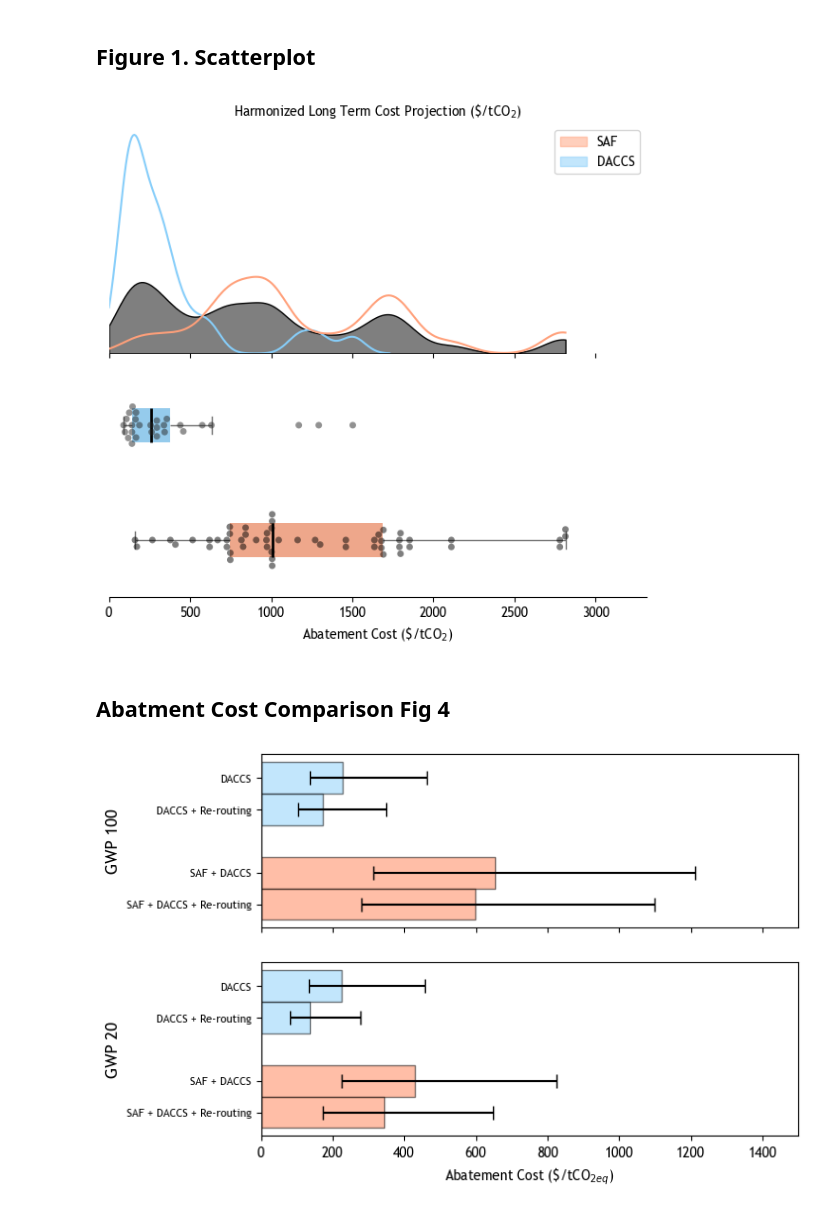
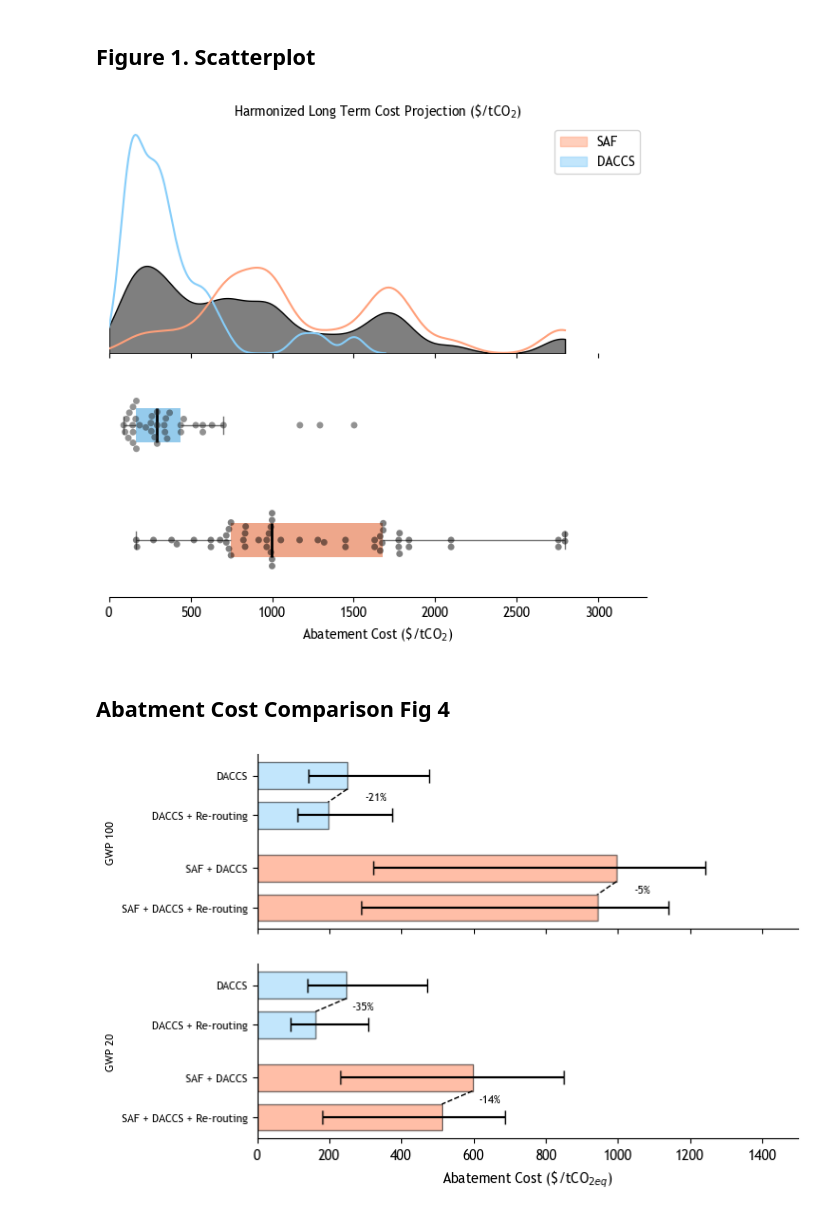
Before and after one commit to kfdsievert/DACCSvDACCU, a Jupyter notebook: code/plots.ipynb, the cells around one changed output. Saved outputs shown, nothing was run; the diff lists cells and outputs as text; code cells hidden in the pictures.

Commit message:
Sensitivities Plot Update

```diff
--- a/code/plots.ipynb
+++ b/code/plots.ipynb
@@ -70,7 +70,7 @@ daccs_df.loc[:,"Year of Assumptions in Study"] = daccs_df["Year of Assumptions i
 # Fasihi et al. 2019
 # Keith et al. 2018
 
-studies_to_keep_daccs = ["Young et al. 2023", "Sievert et al. 20Abatement Cost $ per tCO2eq", "Fasihi et al. 2019", "Keith et al. 2018", "Pett-Ridge et al. 2024"]
+studies_to_keep_daccs = ["Young et al. 2023", "Sievert et al. 2024", "Fasihi et al. 2019", "Keith et al. 2018", "Pett-Ridge et al. 2024"]
 daccs_df = daccs_df[daccs_df['Reference'].isin(studies_to_keep_daccs)]
 # Add the term column which is short term if year of assumption is less than 2030
 daccs_df.loc[daccs_df['Year of Assumptions in Study'] < 2025, "Term"] = "Short Term"
@@ -499,7 +497,7 @@ plt.tight_layout()
 plt.savefig(os.path.join(notebook_dir, f"{root}/outputs/{folder_name}/figures/abatement_cost_harmonized.png"))
 plt.show()
 # %% [output]
-[figure, old version]
+[figure, new version]
 # %% [markdown]
 ## Abatment Cost Comparison Fig 4
 # %%
@@ -525,22 +523,36 @@ for df in abatement_cost_comparison_df_list:
     df.loc[:,"Abatement Cost $ per tCO2eq"] = df.loc[:,"Abatement Cost $ per tCO2eq"].astype(str).apply(lambda x: ufloat_fromstr(x))
 # %%
 def extract_costs(df):
-    return {
-        "median": df.loc[df["Quartile"] == "50%", "Abatement Cost $ per tCO2eq"].values[0].nominal_value,
-        "lower": df.loc[df["Quartile"] == "25%", "Abatement Cost $ per tCO2eq"].values[0].nominal_value,
-        "upper": df.loc[df["Quartile"] == "75%", "Abatement Cost $ per tCO2eq"].values[0].nominal_value,
-    }
+    try:
+        return {
+            "median": df.loc[df["Quartile"] == "50%", "Abatement Cost $ per tCO2eq"].values[0].nominal_value,
+            "lower": df.loc[df["Quartile"] == "25%", "Abatement Cost $ per tCO2eq"].values[0].nominal_value,
+            "upper": df.loc[df["Quartile"] == "75%", "Abatement Cost $ per tCO2eq"].values[0].nominal_value,
+        }
+    except KeyError:
+        return{
+            "median": df.loc[df["Unnamed: 0"] == "50%", "Abatement Cost $ per tCO2eq"].values[0].nominal_value,
+            "lower" : df.loc[df["Unnamed: 0"] == "25%", "Abatement Cost $ per tCO2eq"].values[0].nominal_value,
+            "upper" : df.loc[df["Unnamed: 0"] == "75%", "Abatement Cost $ per tCO2eq"].values[0].nominal_value,
+        }
 
-def plot_bar(ax, y_pos, costs, color,gwp):
+def plot_bar(ax, y_pos, costs, color, gwp, title=None,sensitivity = False):
     ax.barh(y_pos, costs["median"], bar_height, color=color, alpha=0.5, edgecolor='black')
     ax.errorbar(costs["median"], y_pos,
                 xerr=[[costs["median"] - costs["lower"]], [costs["upper"] - costs["median"]]],
                 color='black', capsize=5, capthick=1, fmt='none')
 
-    ax.set_ylabel(gwp, fontdict={'fontsize': 12})
+    ax.set_ylabel(gwp, fontdict={'fontsize': 8}, rotation=90)
+
+    if sensitivity and title is not None:
+        ax.text(-0.8, 1.3, title, transform=ax.transAxes,
+                fontdict={'fontsize': 10},
+                verticalalignment='center', horizontalalignment='left')
 
     ax.set_yticks(y_positions)
     ax.set_yticklabels(labels, fontdict={'fontsize': 8})
+
+
 
 # Setup plot
 fig, axs = plt.subplots(2, 1, figsize=(7, 5), sharex=True)
@@ -550,33 +562,52 @@ color_saf, color_daccs = 'coral', 'lightskyblue'
 
 # Extract cost data
 gwp_data = {
     "GWP 100": {
         "SAF + DACCS": extract_costs(abatement_cost_gwp_100_saf_base),
         "SAF + DACCS + Re-routing": extract_costs(abatement_cost_gwp_100_saf_ca),
         "DACCS": extract_costs(abatement_cost_gwp_100_daccs_base),
         "DACCS + Re-routing": extract_costs(abatement_cost_gwp_100_daccs_ca),
     },
     "GWP 20": {
         "SAF + DACCS": extract_costs(abatement_cost_gwp_20_saf_base),
         "SAF + DACCS + Re-routing": extract_costs(abatement_cost_gwp_20_saf_ca),
         "DACCS": extract_costs(abatement_cost_gwp_20_daccs_base),
         "DACCS + Re-routing": extract_costs(abatement_cost_gwp_20_daccs_ca),
     }
 }
 
 # Plot data
-y_positions = [-0.01, -0.01 - bar_height, bar_height, 2 * bar_height]
+y_positions = [-bar_height, -2.5* bar_height, 2.5 * bar_height, bar_height]
 colors = [color_saf, color_saf, color_daccs, color_daccs]
-labels = ["SAF + DACCS", "SAF + DACCS + Re-routing", "DACCS + Re-routing", "DACCS"]
+labels = ["SAF + DACCS", "SAF + DACCS + Re-routing", "DACCS", "DACCS + Re-routing"]
 
 for i, (gwp, data) in enumerate(gwp_data.items()):
     for y_pos, label, color in zip(y_positions, labels, colors):
+
+        if label in ["SAF + DACCS", "DACCS"]:
+            base_value = data[label]["median"]
+
+        if label in ["SAF + DACCS + Re-routing", "DACCS + Re-routing"]:
+            new_value  = data[label]["median"]
+            pct_change = ((new_value - base_value) * 100) / base_value
+            axs[i].text(
+                new_value + 100 , y_pos + bar_height/1.5, f"{pct_change:.0f}%", color="black", fontsize=8,
+                verticalalignment='center', horizontalalignment='left'
+            )
+            axs[i].plot(
+                [base_value, new_value], [y_pos + bar_height, y_pos + bar_height/2], color="black", linestyle='--', linewidth=1
+            )
+
         plot_bar(axs[i], y_pos, data[label], color,gwp)
 
 axs[1].set_xlabel("Abatement Cost (\$/tCO$_{2eq}$)")
 
+for ax in axs:
+    ax.spines['top'].set_visible(False)
+    ax.spines['right'].set_visible(False)
+
 plt.savefig(os.path.join(notebook_dir, f"{root}/outputs/{folder_name}/figures/abatement_cost_comparison.png"))
 
 plt.show()
 # %% [output]
-[figure, old version]
+[figure, new version]
```
Also changed, not shown: parts of 8 cells of this notebook, 2 other files.
